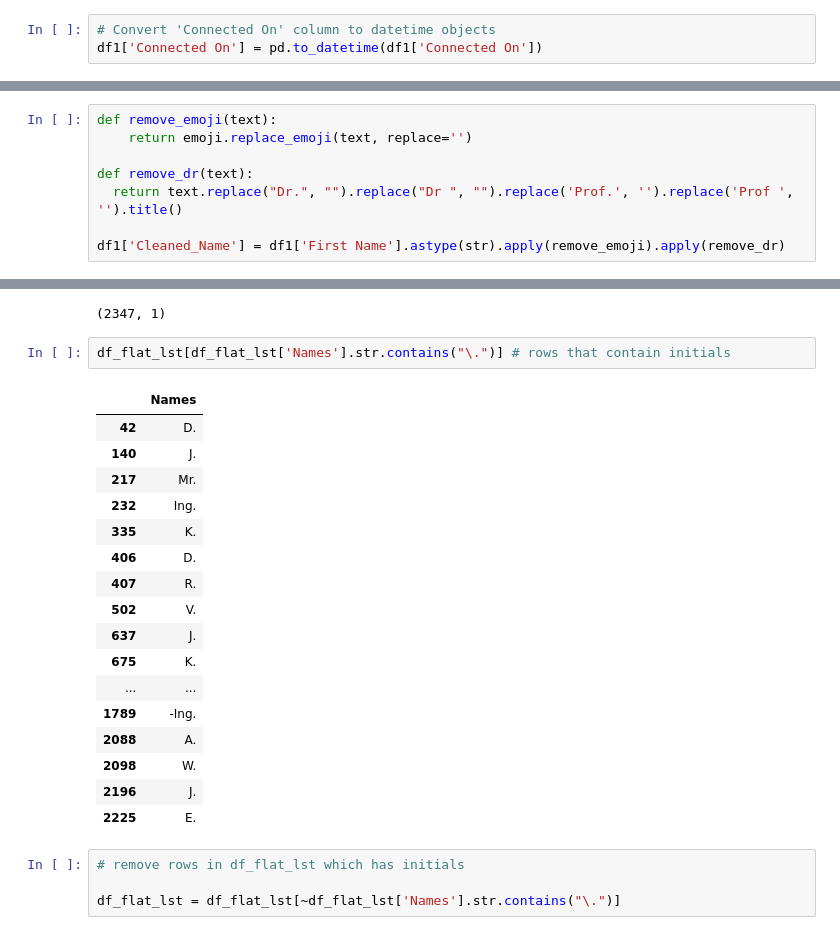
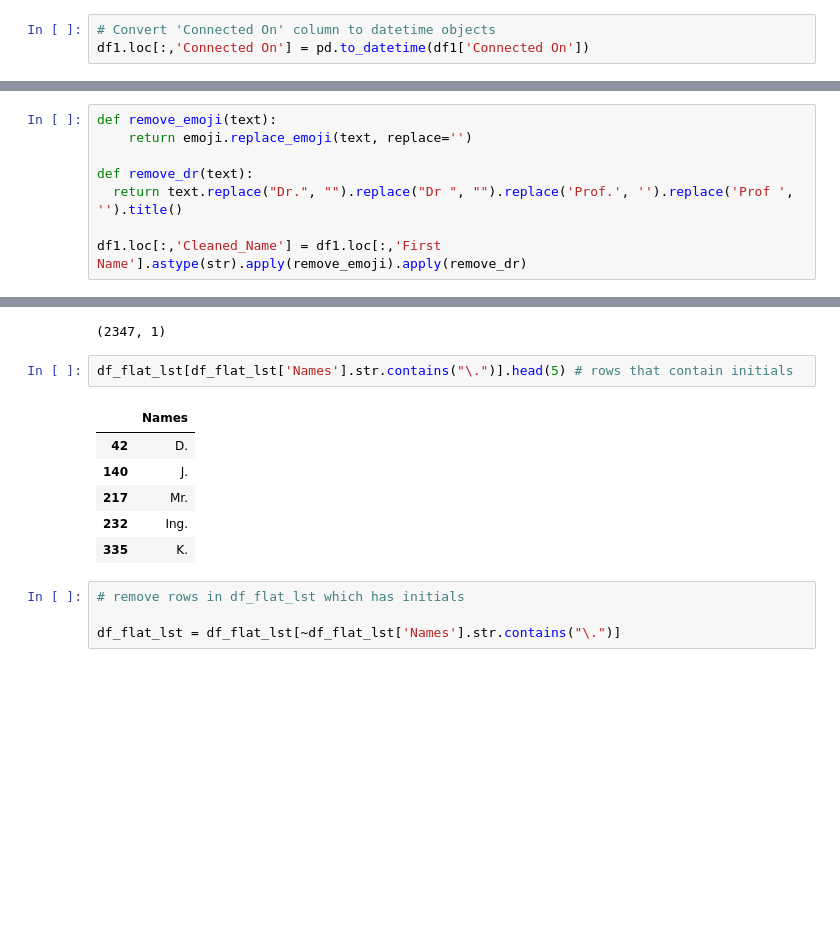
Before and after one commit to 314sirius/linked-in, a Jupyter notebook: Contacts.ipynb, the cells around one changed output, grey strips where cells are left out. Saved outputs shown, nothing was run; the diff lists cells and outputs as text; blank space fills up the shorter version.

```diff
--- a/Contacts.ipynb
+++ b/Contacts.ipynb
@@ -61,3 +63,3 @@ memory usage: 136.1+ KB
 # %%
 # Convert 'Connected On' column to datetime objects
-df1['Connected On'] = pd.to_datetime(df1['Connected On'])
+df1.loc[:,'Connected On'] = pd.to_datetime(df1['Connected On'])
@@ -94,7 +90,7 @@ def remove_emoji(text):
 def remove_dr(text):
   return text.replace("Dr.", "").replace("Dr ", "").replace('Prof.', '').replace('Prof ', '').title()
 
-df1['Cleaned_Name'] = df1['First Name'].astype(str).apply(remove_emoji).apply(remove_dr)
+df1.loc[:,'Cleaned_Name'] = df1.loc[:,'First Name'].astype(str).apply(remove_emoji).apply(remove_dr)
 # %% [output]
 A value is trying to be set on a copy of a slice from a DataFrame.
 Try using .loc[row_indexer,col_indexer] = value instead
@@ -137,25 +133,14 @@ df_flat_lst.shape
 # %% [output]
 (2347, 1)
 # %%
-df_flat_lst[df_flat_lst['Names'].str.contains("\.")] # rows that contain initials
+df_flat_lst[df_flat_lst['Names'].str.contains("\.")].head(5) # rows that contain initials
 # %% [output]
 |  | Names |
 | 42 | D. |
 | 140 | J. |
 | 217 | Mr. |
 | 232 | Ing. |
 | 335 | K. |
-| 406 | D. |
-| 407 | R. |
-| 502 | V. |
-| 637 | J. |
-| 675 | K. |
-| ... | ... |
-| 1789 | -Ing. |
-| 2088 | A. |
-| 2098 | W. |
-| 2196 | J. |
-| 2225 | E. |
 # %%
 # remove rows in df_flat_lst which has initials
 
```
Also changed, not shown: parts of 13 cells of this notebook.
